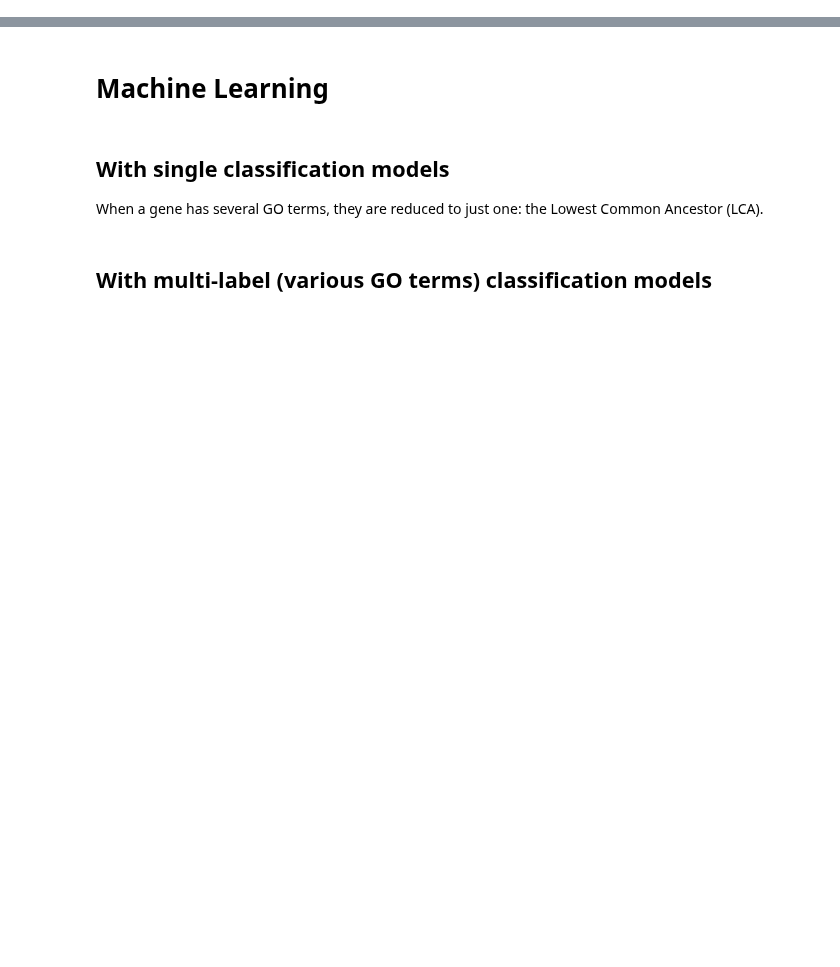
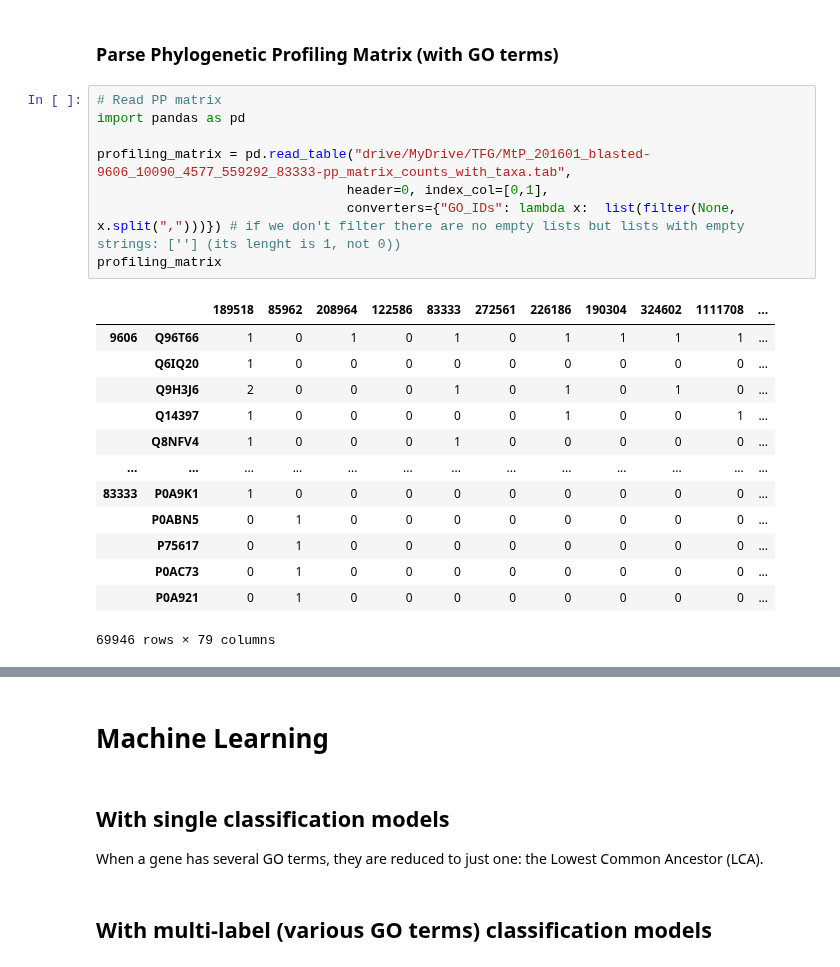
Before and after one commit to geovalexis/PP2GO, a Jupyter notebook: notebooks/machine_learning.ipynb, the cells around one changed output, grey strips where cells are left out. Drawn from its saved outputs; the diff is of its cells as text; blank space fills up the shorter version.

```diff
--- a/notebooks/machine_learning.ipynb
+++ b/notebooks/machine_learning.ipynb
@@ -2,0 +18,24 @@
+# %% [markdown]
+### Parse Phylogenetic Profiling Matrix (with GO terms)
+# %%
+# Read PP matrix
+import pandas as pd
+
+profiling_matrix = pd.read_table("drive/MyDrive/TFG/MtP_201601_blasted-9606_10090_4577_559292_83333-pp_matrix_counts_with_taxa.tab",
+                                header=0, index_col=[0,1],
+                                converters={"GO_IDs": lambda x:  list(filter(None, x.split(",")))}) # if we don't filter there are no empty lists but lists with empty strings: [''] (its lenght is 1, not 0))
+profiling_matrix
+# %% [output]
+|  |  | 189518 | 85962 | 208964 | 122586 | 83333 | 272561 | 226186 | 190304 | 324602 | 1111708 | ... |
+| 9606 | Q96T66 | 1 | 0 | 1 | 0 | 1 | 0 | 1 | 1 | 1 | 1 | ... |
+|  | Q6IQ20 | 1 | 0 | 0 | 0 | 0 | 0 | 0 | 0 | 0 | 0 | ... |
+|  | Q9H3J6 | 2 | 0 | 0 | 0 | 1 | 0 | 1 | 0 | 1 | 0 | ... |
+|  | Q14397 | 1 | 0 | 0 | 0 | 0 | 0 | 1 | 0 | 0 | 1 | ... |
+|  | Q8NFV4 | 1 | 0 | 0 | 0 | 1 | 0 | 0 | 0 | 0 | 0 | ... |
+| ... | ... | ... | ... | ... | ... | ... | ... | ... | ... | ... | ... | ... |
+| 83333 | P0A9K1 | 1 | 0 | 0 | 0 | 0 | 0 | 0 | 0 | 0 | 0 | ... |
+|  | P0ABN5 | 0 | 1 | 0 | 0 | 0 | 0 | 0 | 0 | 0 | 0 | ... |
+|  | P75617 | 0 | 1 | 0 | 0 | 0 | 0 | 0 | 0 | 0 | 0 | ... |
+|  | P0AC73 | 0 | 1 | 0 | 0 | 0 | 0 | 0 | 0 | 0 | 0 | ... |
+|  | P0A921 | 0 | 1 | 0 | 0 | 0 | 0 | 0 | 0 | 0 | 0 | ... |
+69946 rows × 79 columns
```
Also changed, not shown: parts of 21 cells of this notebook.
